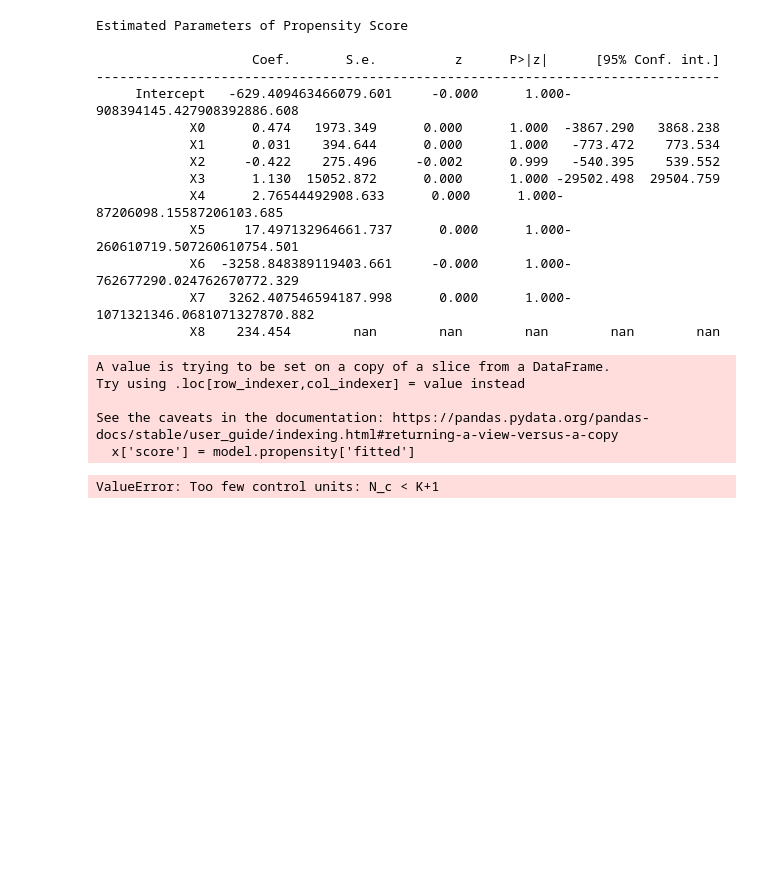
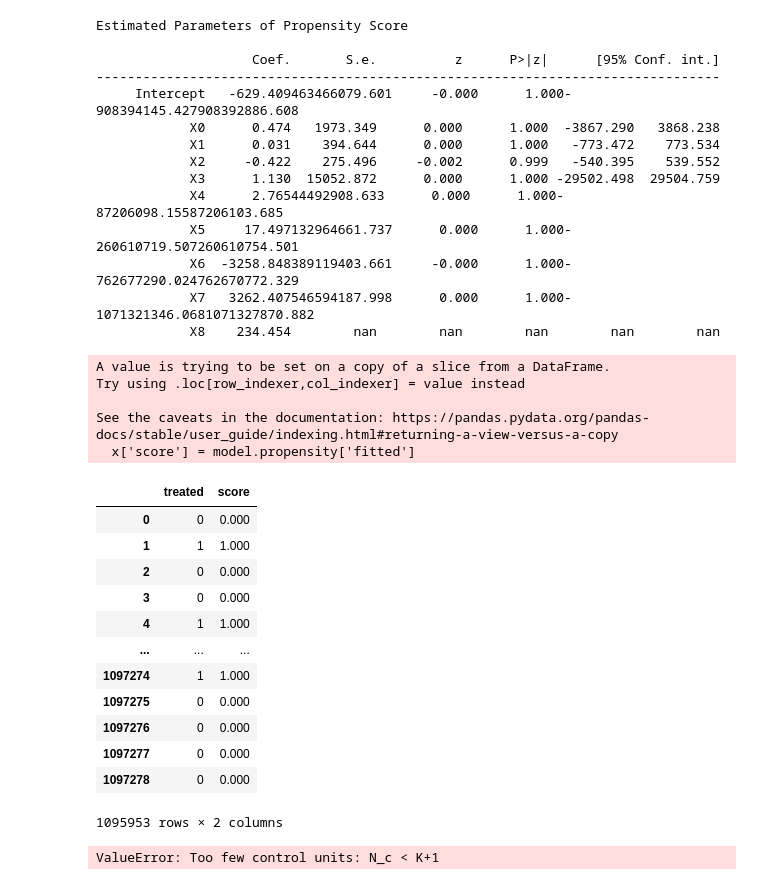
Before and after one commit to JV-Nunes/Relatorio-Conectividade, a Jupyter notebook: Analise/Models/Diffs_in_Diffs.ipynb, the cells around one changed output. Cells and saved outputs as stored; diff of their text form; code cells hidden in the pictures; blank space fills up the shorter version.

```diff
--- a/Analise/Models/Diffs_in_Diffs.ipynb
+++ b/Analise/Models/Diffs_in_Diffs.ipynb
@@ -367,6 +367,22 @@ See the caveats in the documentation: https://pandas.pydata.org/pandas-docs/stab
   x['score'] = model.propensity['fitted']
 # %%
 pd.set_option('display.float_format', lambda x: '%.3f' % x)
+# %%
+x[['treated','score']]
+# %% [output]
+|  | treated | score |
+| 0 | 0 | 0.000 |
+| 1 | 1 | 1.000 |
+| 2 | 0 | 0.000 |
+| 3 | 0 | 0.000 |
+| 4 | 1 | 1.000 |
+| ... | ... | ... |
+| 1097274 | 1 | 1.000 |
+| 1097275 | 0 | 0.000 |
+| 1097276 | 0 | 0.000 |
+| 1097277 | 0 | 0.000 |
+| 1097278 | 0 | 0.000 |
+1095953 rows × 2 columns
 # %%
 model.trim()
 # %% [output]
```
Also changed, not shown: parts of 4 cells of this notebook.
